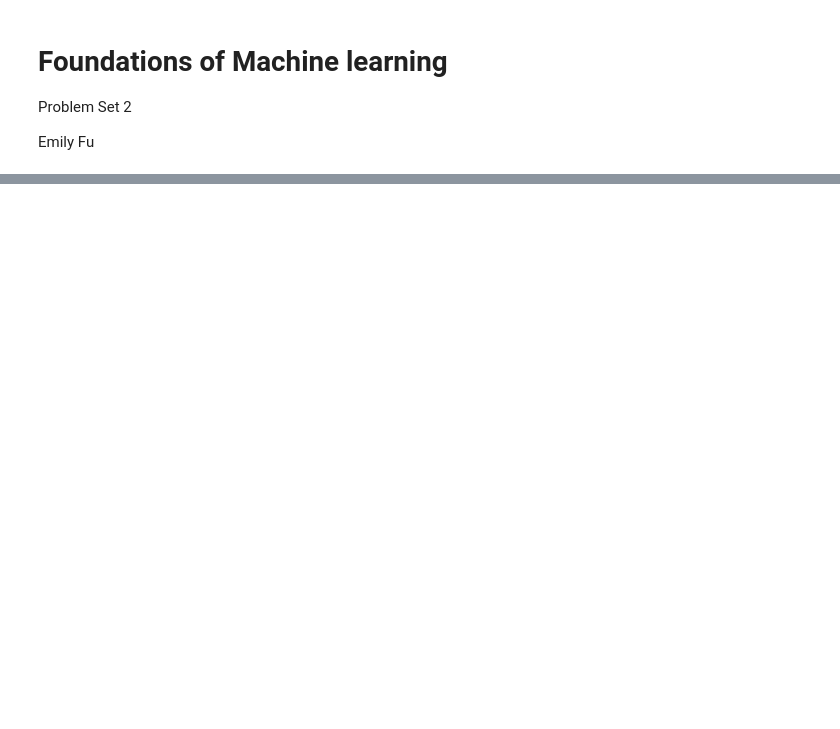
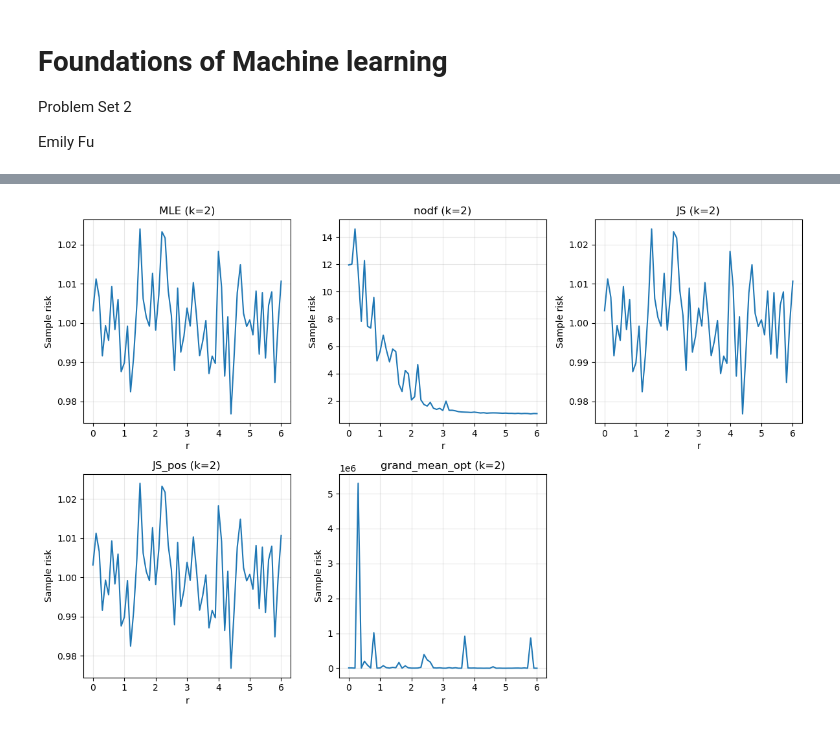
Before and after one commit to emilyfu1/assignments_ML, a Jupyter notebook: EmilyFu_A2.ipynb, the cells around one changed output, grey strips where cells are left out. Saved outputs shown, nothing was run; the diff lists cells and outputs as text; code cells hidden in the pictures; blank space fills up the shorter version.

```diff
--- a/EmilyFu_A2.ipynb
+++ b/EmilyFu_A2.ipynb
@@ -122,2 +131,17 @@ for k in dim_thetas:
+# %%
+# plot k=2 with separate plot for each estimator to see the differences more clearly
+plt.figure(figsize=(12, 8))
+k = 2
+for i, (name, curve) in enumerate(risks[k].items()):
+    plt.subplot(2, 3, i + 1)
+    plt.plot(r_grid, curve, label=name)
+    plt.title(f'{name} (k={k})')
+    plt.xlabel('r')
+    plt.ylabel('Sample risk')
+    plt.grid(True, alpha=0.3)
+plt.tight_layout()
+plt.show()
+# %% [output]
+[figure, added]
 # %% [markdown]
 At $k = 2$:
```
Also changed, not shown: parts of 2 cells of this notebook.
